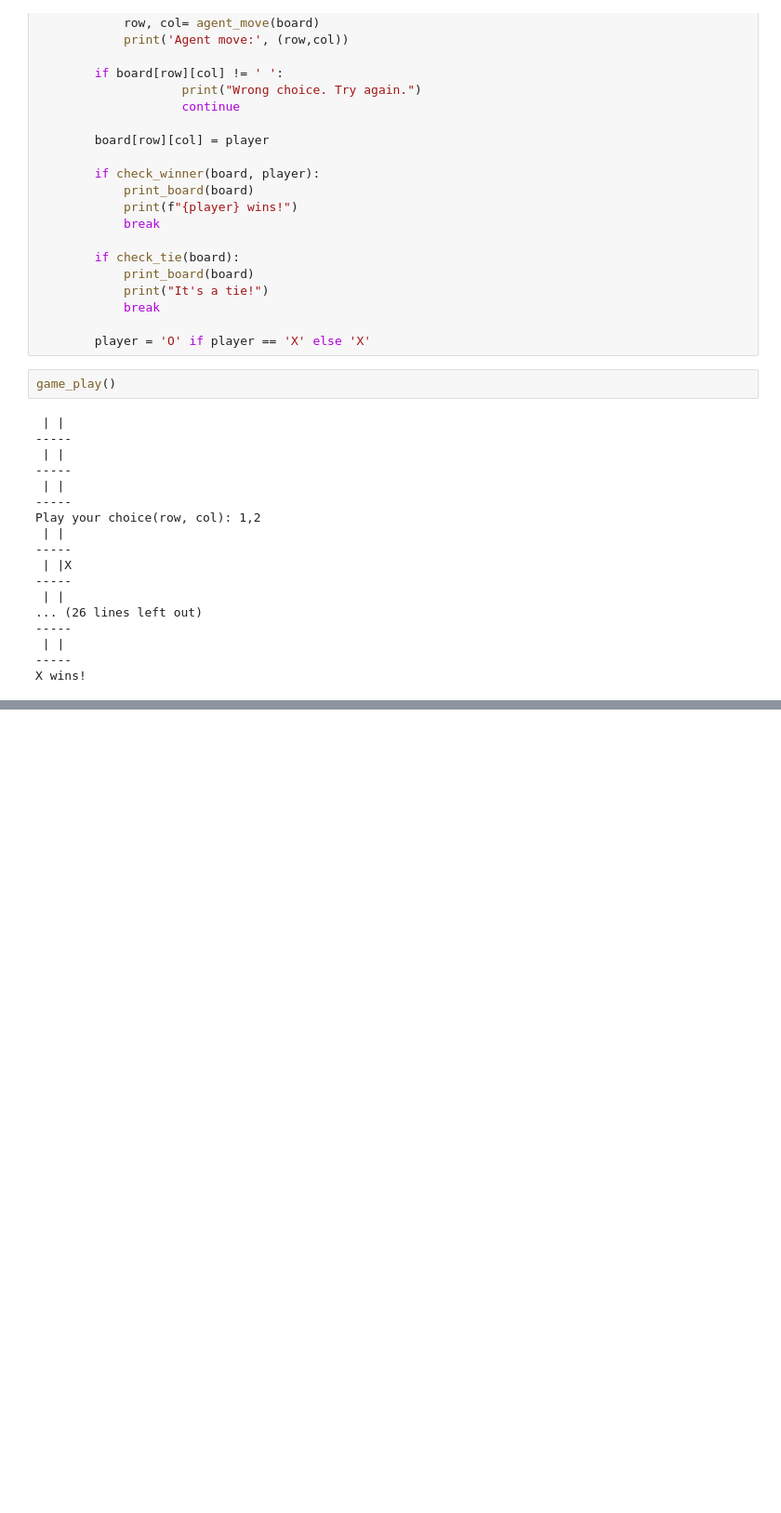
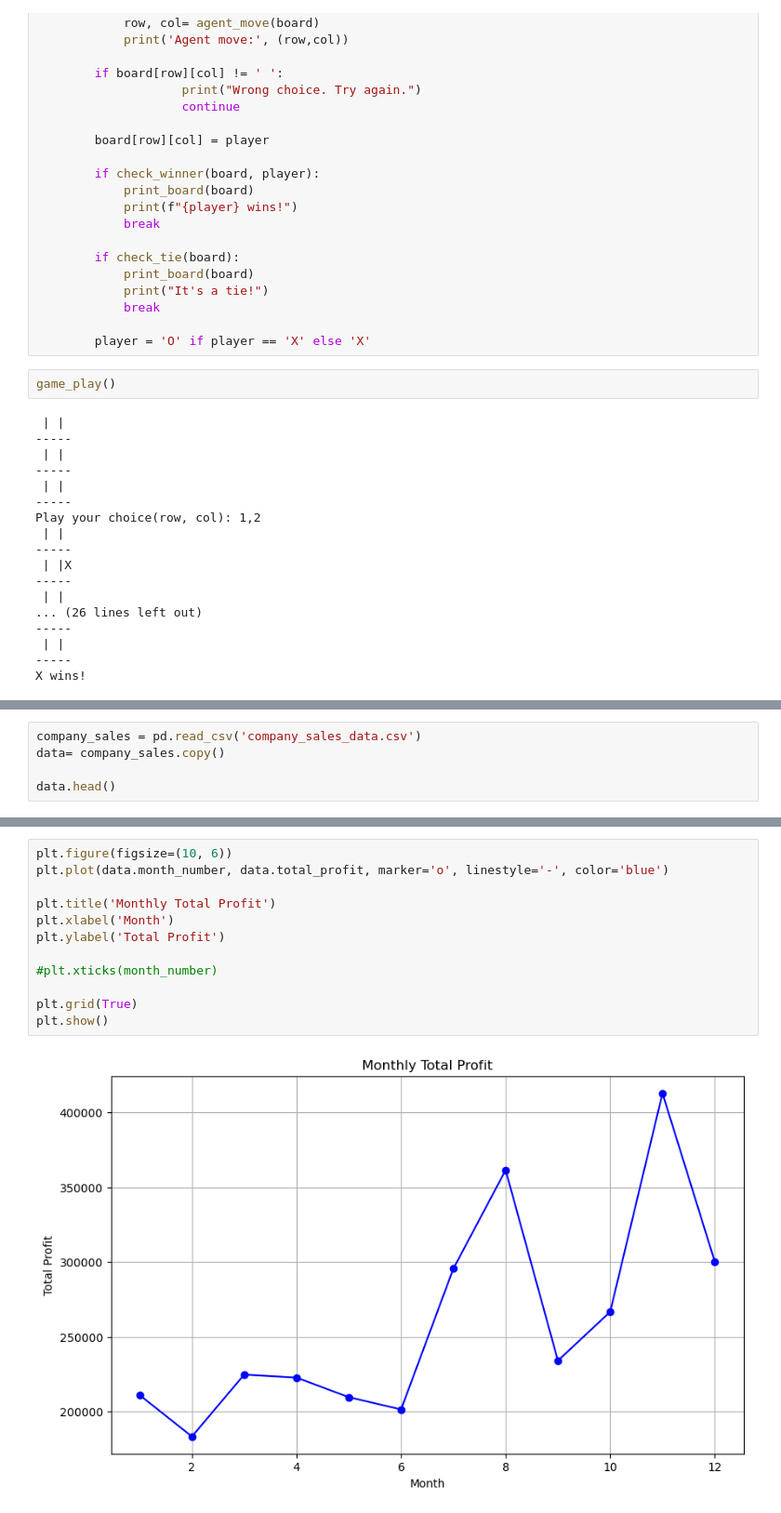
Before and after one commit to KI-Prestige/Gen-AI, a Jupyter notebook: WEEK 1 DELIVERABLES.ipynb, the cells around one changed output, grey strips where cells are left out. Shown at 93% size. Cells and saved outputs as stored; diff of their text form; blank space fills up the shorter version.

```diff
--- a/WEEK 1 DELIVERABLES.ipynb
+++ b/WEEK 1 DELIVERABLES.ipynb
@@ -191,0 +196,5 @@ X wins!
+# %%
+company_sales = pd.read_csv('company_sales_data.csv')
+data= company_sales.copy()
+
+data.head()
@@ -191,0 +228,14 @@ X wins!
+# %%
+plt.figure(figsize=(10, 6))
+plt.plot(data.month_number, data.total_profit, marker='o', linestyle='-', color='blue')
+
+plt.title('Monthly Total Profit')
+plt.xlabel('Month')
+plt.ylabel('Total Profit')
+
+#plt.xticks(month_number)
+
+plt.grid(True)
+plt.show()
+# %% [output]
+[figure, added]
```
Also changed, not shown: parts of 7 cells of this notebook.
